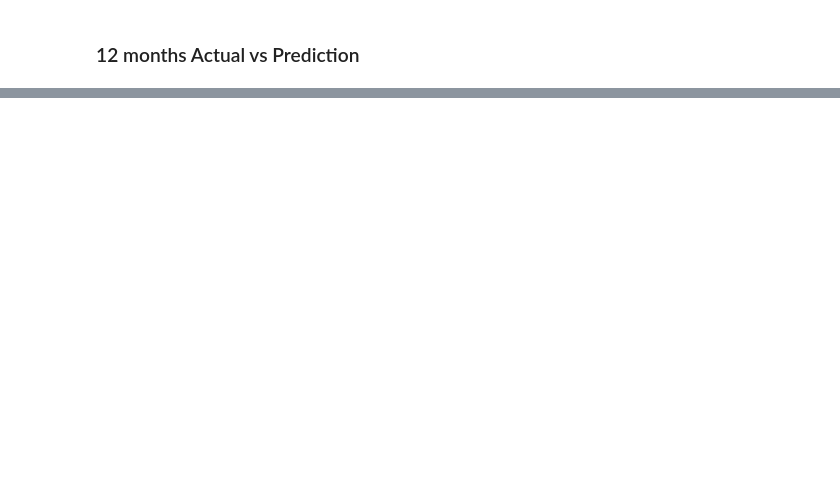
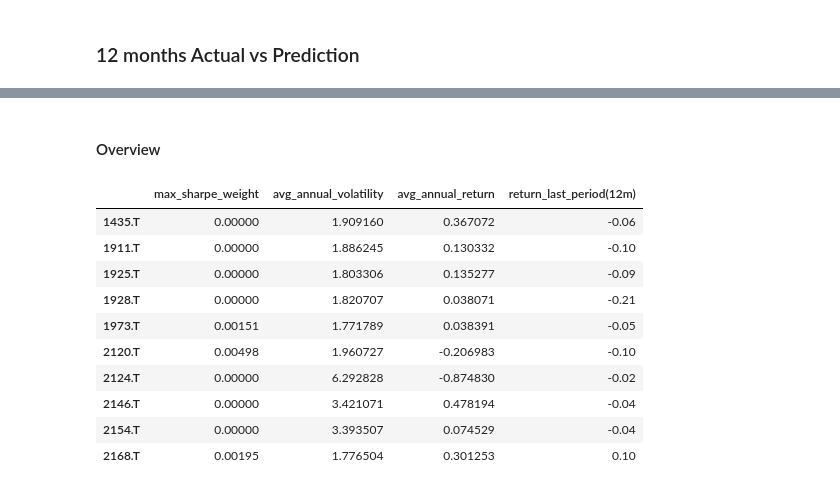
Before and after one commit to Herb-sh/sustainability_portfolio_optimisation, a Jupyter notebook: notebooks/4. portfolio_optimisation/4.1. Prophet/4.1.Prophet-univariate.ipynb, the cells around one changed output, grey strips where cells are left out. Saved outputs shown, nothing was run; the diff lists cells and outputs as text; code cells hidden in the pictures; blank space fills up the shorter version.

Commit message:
Conflict fixes, implemented general method for portfolio construction and plotting

```diff
--- a/notebooks/4. portfolio_optimisation/4.1. Prophet/4.1.Prophet-univariate.ipynb
+++ b/notebooks/4. portfolio_optimisation/4.1. Prophet/4.1.Prophet-univariate.ipynb
@@ -104,17 +201,4 @@ plots.plot_lines_actual_vs_predicted(dataframe=df_pct, forecasts=forecasts_12m,
 # %%
-importlib.reload(prophet_utils)
 importlib.reload(mpt_utils)
 
-# @TODO Check issue with 12 months, maybe it gets out of range, 11 Months works fine
-#
-df_pred_12m, raw_weights_12m, mu_12m, S_12m, sigma_12m, sharpe_12m = mpt_utils.get_prediction_portfolio_performance(forecasts_12m, "prophet_weights_12m.csv", min_avg_return=0, months=12)
-mpt_utils.create_discrete_allocation(df, raw_weights_12m)
-
-df_view_12m = pd.DataFrame.from_dict(raw_weights_12m, orient='index', columns=['max_sharpe_weight'])
-# Extract volatilities (square root of diagonal elements)
-df_view_12m['avg_annual_volatility'] = pd.Series(np.sqrt(np.diag(S_12m)), index=S_12m.columns).values
-# Set annual returns
-df_view_12m['avg_annual_return'] = mu_12m.values
-#
-df_view_12m['return_last_period(12m)'] = round(df_test.head(12).prod() - 1, 2)
-df_view_12m.head(10)
+weights_12m, mu_12m, S_12m = mpt_utils.portfolio_and_plot(df_forecast_12m, df)
@@ -120,0 +225,23 @@ df_view_12m.head(10)
+# %% [markdown]
+#### Overview
+# %%
+df_view_12m = pd.DataFrame.from_dict(weights_12m, orient='index', columns=['max_sharpe_weight'])
+# Extract volatilities (square root of diagonal elements)
+df_view_12m['avg_annual_volatility'] = pd.Series(np.sqrt(np.diag(S_12m)), index=S_12m.columns).values
+# Set annual returns
+df_view_12m['avg_annual_return'] = mu_12m.values
+#
+df_view_12m['return_last_period(12m)'] = round(df_test.head(12).prod() - 1, 2)
+df_view_12m.head(10)
+# %% [output]
+|  | max_sharpe_weight | avg_annual_volatility | avg_annual_return | return_last_period(12m) |
+| 1435.T | 0.00000 | 1.909160 | 0.367072 | -0.06 |
+| 1911.T | 0.00000 | 1.886245 | 0.130332 | -0.10 |
+| 1925.T | 0.00000 | 1.803306 | 0.135277 | -0.09 |
+| 1928.T | 0.00000 | 1.820707 | 0.038071 | -0.21 |
+| 1973.T | 0.00151 | 1.771789 | 0.038391 | -0.05 |
+| 2120.T | 0.00498 | 1.960727 | -0.206983 | -0.10 |
+| 2124.T | 0.00000 | 6.292828 | -0.874830 | -0.02 |
+| 2146.T | 0.00000 | 3.421071 | 0.478194 | -0.04 |
+| 2154.T | 0.00000 | 3.393507 | 0.074529 | -0.04 |
+| 2168.T | 0.00195 | 1.776504 | 0.301253 | 0.10 |
```
Also changed, not shown: parts of 21 cells of this notebook, 16 other files.
